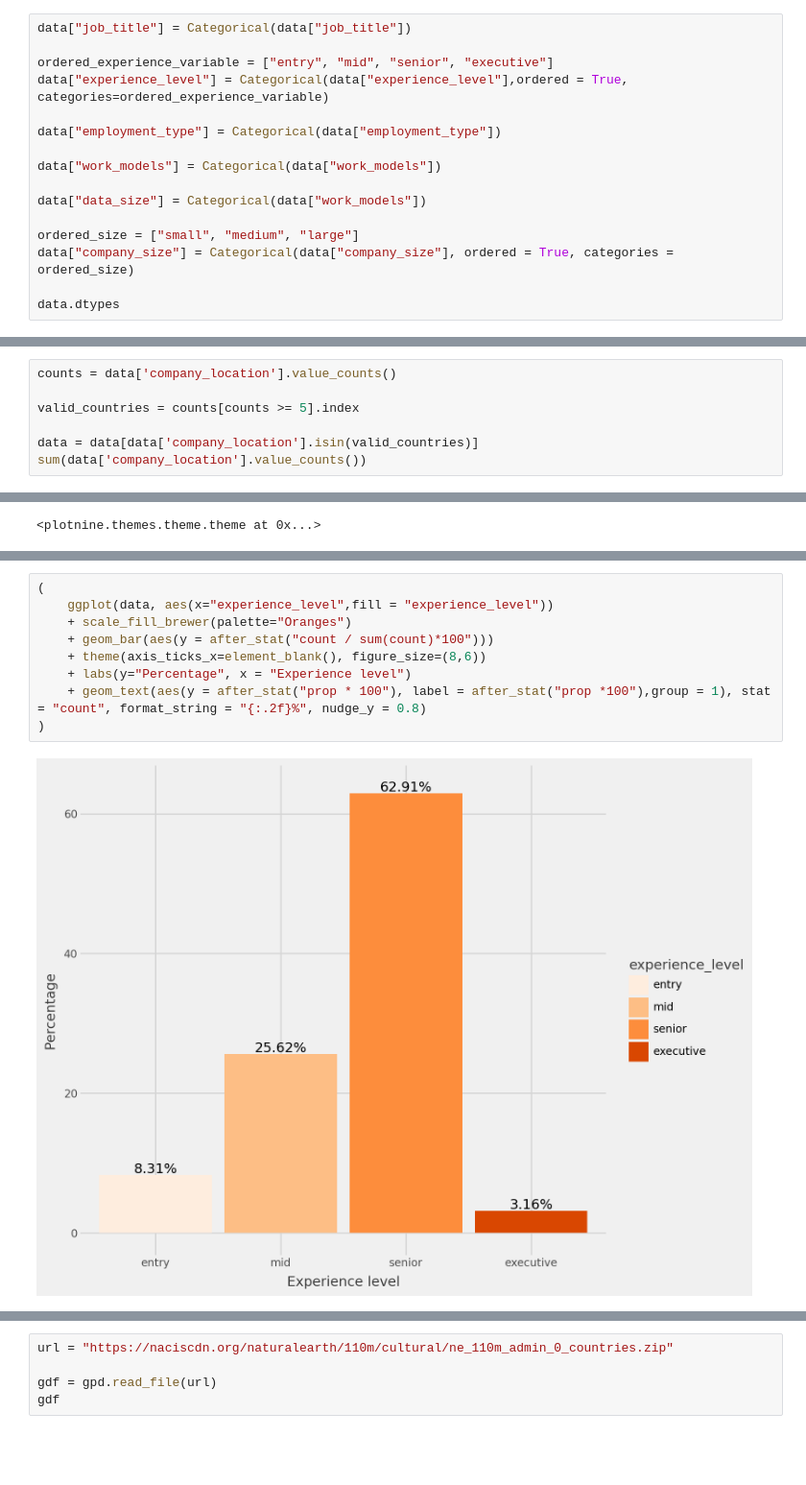
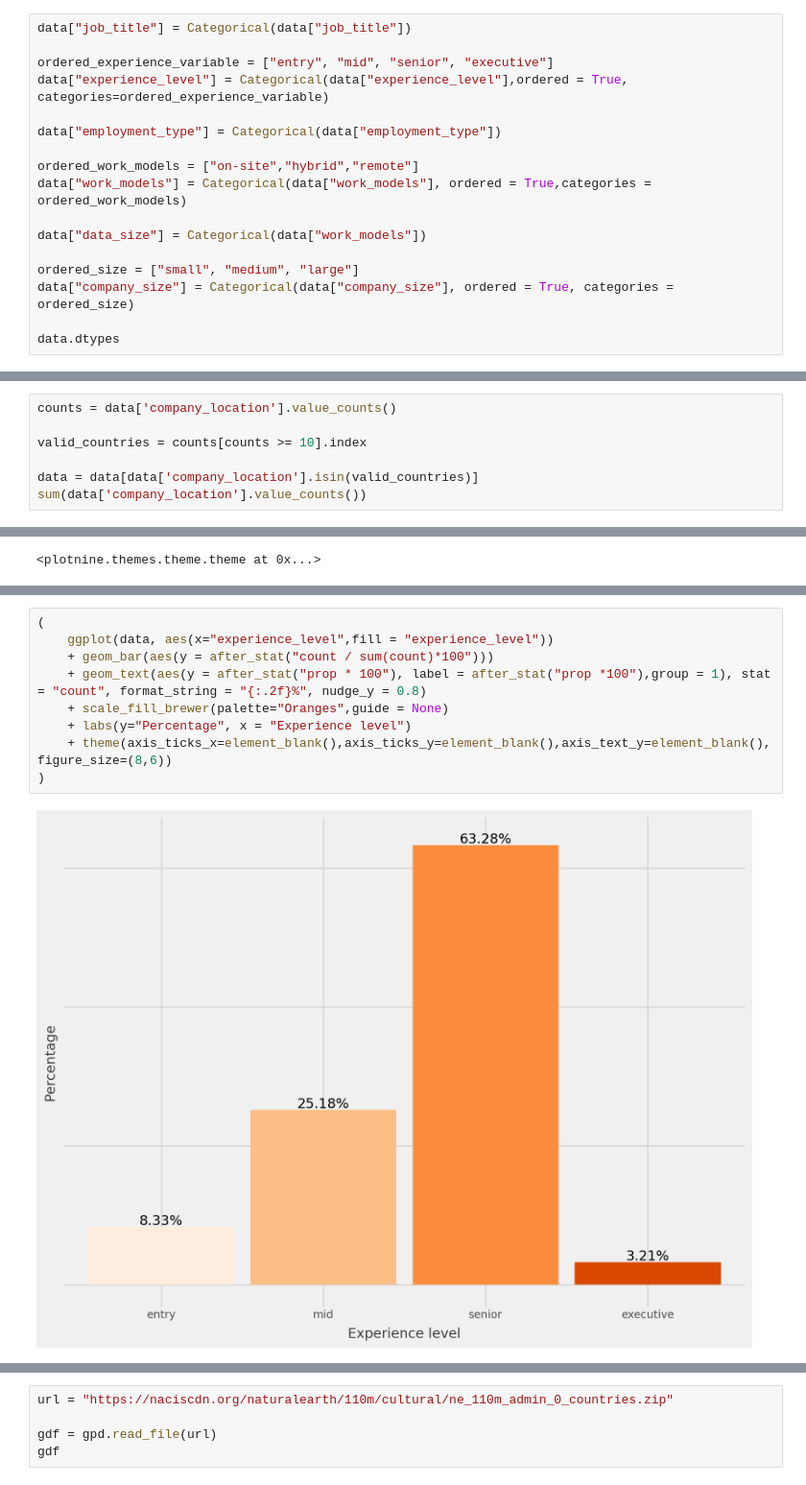
Before and after one commit to MarcoGennaro01/Data_Science_Jobs_-2020-2024-Data_Visualization, a Jupyter notebook: main.ipynb, the cells around one changed output, grey strips where cells are left out. Shown at 96% size. Cells and saved outputs as stored; diff of their text form; blank space fills up the shorter version.

```diff
--- a/main.ipynb
+++ b/main.ipynb
@@ -156,7 +156,8 @@ data["experience_level"] = Categorical(data["experience_level"],ordered = True,
 
 data["employment_type"] = Categorical(data["employment_type"])
 
-data["work_models"] = Categorical(data["work_models"])
+ordered_work_models = ["on-site","hybrid","remote"]
+data["work_models"] = Categorical(data["work_models"], ordered = True,categories = ordered_work_models)
 
 data["data_size"] = Categorical(data["work_models"])
 
@@ -181,7 +182,7 @@ dtype: object
 # %%
 counts = data['company_location'].value_counts()
 
-valid_countries = counts[counts >= 5].index
+valid_countries = counts[counts >= 10].index
 
 data = data[data['company_location'].isin(valid_countries)]
 sum(data['company_location'].value_counts())
@@ -211,14 +212,14 @@ theme(figure_size = (10,6))
 # %%
 (
     ggplot(data, aes(x="experience_level",fill = "experience_level"))
-    + scale_fill_brewer(palette="Oranges")
     + geom_bar(aes(y = after_stat("count / sum(count)*100")))
-    + theme(axis_ticks_x=element_blank(), figure_size=(8,6))
+    + geom_text(aes(y = after_stat("prop * 100"), label = after_stat("prop *100"),group = 1), stat = "count", format_string = "{:.2f}%", nudge_y = 0.8)
+    + scale_fill_brewer(palette="Oranges",guide = None)
     + labs(y="Percentage", x = "Experience level")
-    + geom_text(aes(y = after_stat("prop * 100"), label = after_stat("prop *100"),group = 1), stat = "count", format_string = "{:.2f}%", nudge_y = 0.8)
+    + theme(axis_ticks_x=element_blank(),axis_ticks_y=element_blank(),axis_text_y=element_blank(), figure_size=(8,6))
 )
 # %% [output]
-[figure, old version]
+[figure, new version]
 # %%
 (
     ggplot(data, aes(x = "company_size", fill = "company_size"))
```
Also changed, not shown: parts of 13 cells of this notebook.
